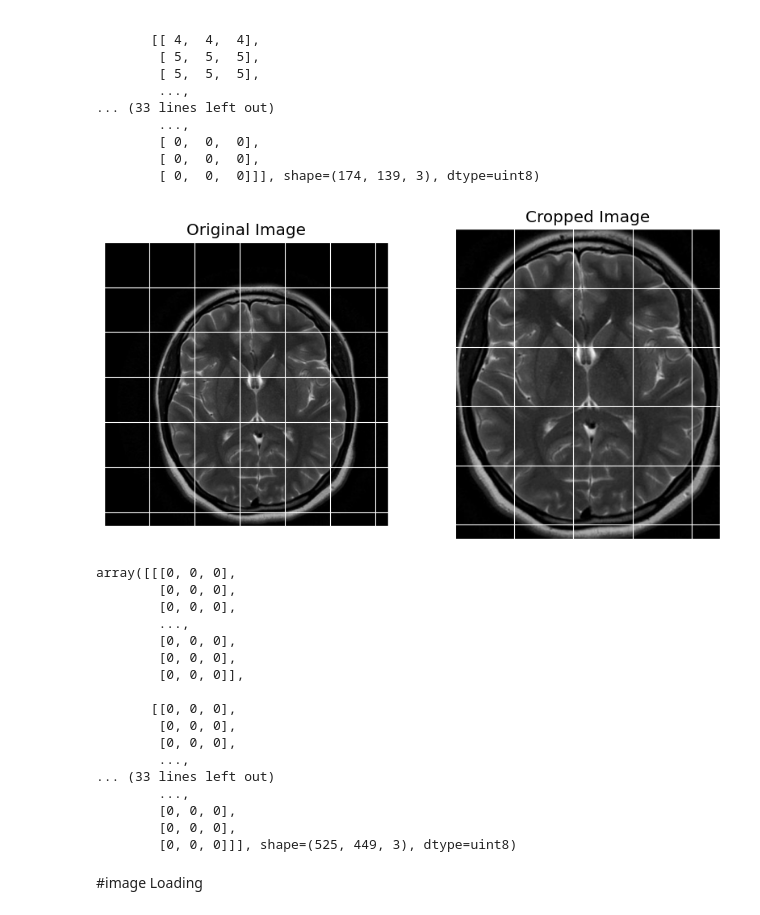
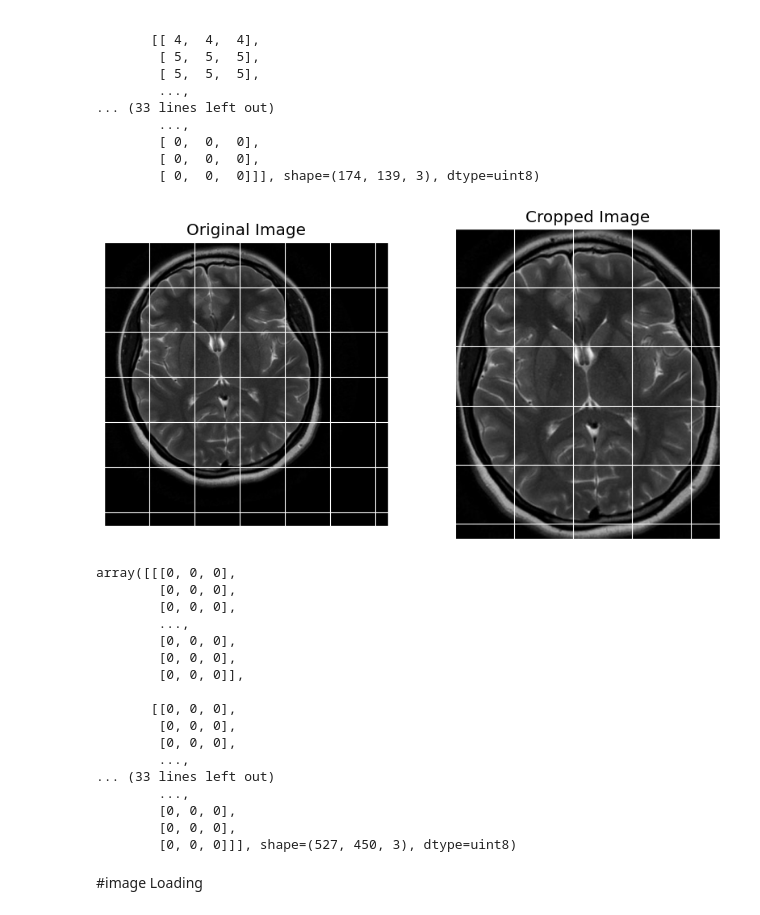
Before and after one commit to ChandranSukirthan/Advanced-Brain-Tumor-Classification-Using-Deep-Learning, a Jupyter notebook: Advance DL Project Brain Tumor Image Classification.ipynb, the cells around one changed output. Saved outputs shown, nothing was run; the diff lists cells and outputs as text; code cells hidden in the pictures.

Commit message:
crop the augumated no all images

```diff
--- a/Advance DL Project Brain Tumor Image Classification.ipynb
+++ b/Advance DL Project Brain Tumor Image Classification.ipynb
@@ -249,10 +249,10 @@ array([[[ 3,  3,  3],
         [ 0,  0,  0],
         [ 0,  0,  0]]], shape=(174, 139, 3), dtype=uint8)
 # %%
-img = cv2.imread("augmented_data/no/augN_1_0_3382.jpg")
+img = cv2.imread("augmented_data/no/augN_1_0_127.jpg")
 crop_brain_tumor(img, True)
 # %% [output]
-[figure, old version]
+[figure, new version]
 array([[[0, 0, 0],
         [0, 0, 0],
         [0, 0, 0],
@@ -269,7 +269,7 @@ array([[[0, 0, 0],
         ...,
         [0, 0, 0],
         [0, 0, 0],
-        [0, 0, 0]]], shape=(525, 449, 3), dtype=uint8)
+        [0, 0, 0]]], shape=(527, 450, 3), dtype=uint8)
 # %%
 folder1 = 'augmented_data/no/'
 folder2 = 'augmented_data/yes/'
```
